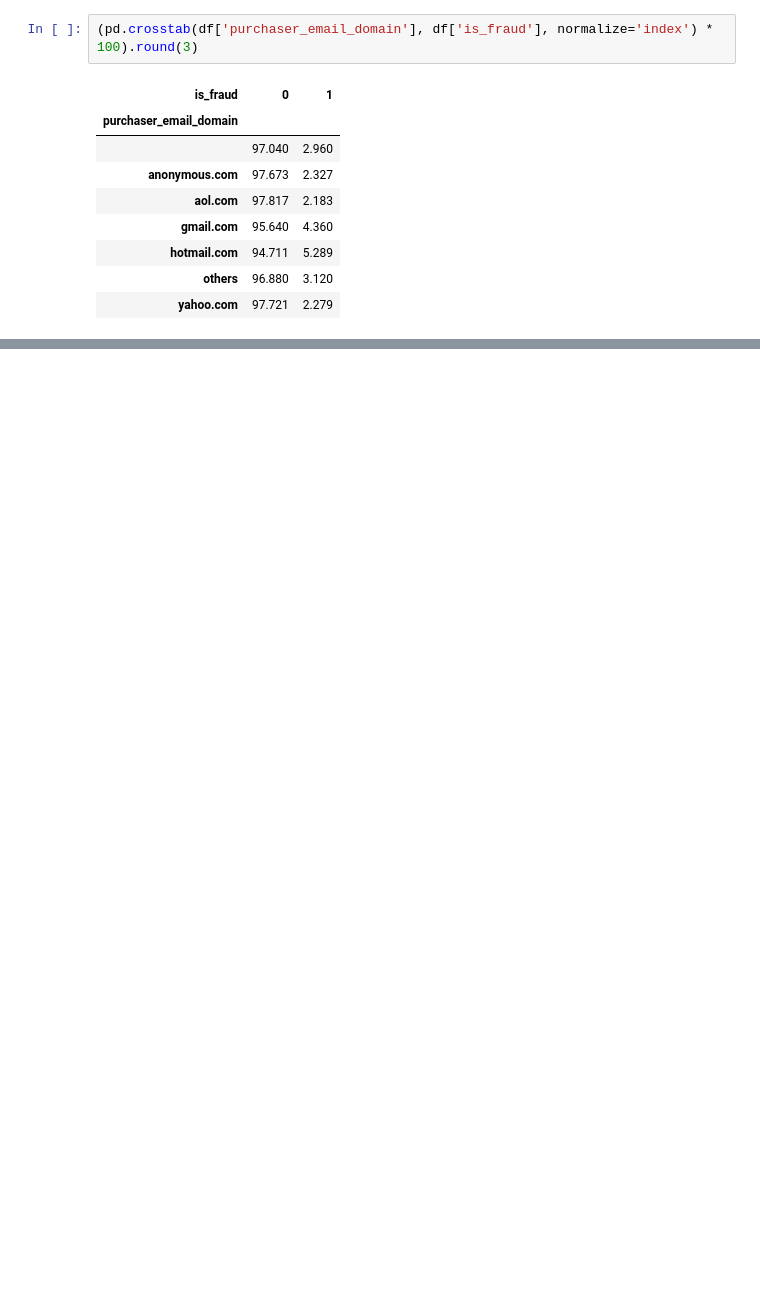
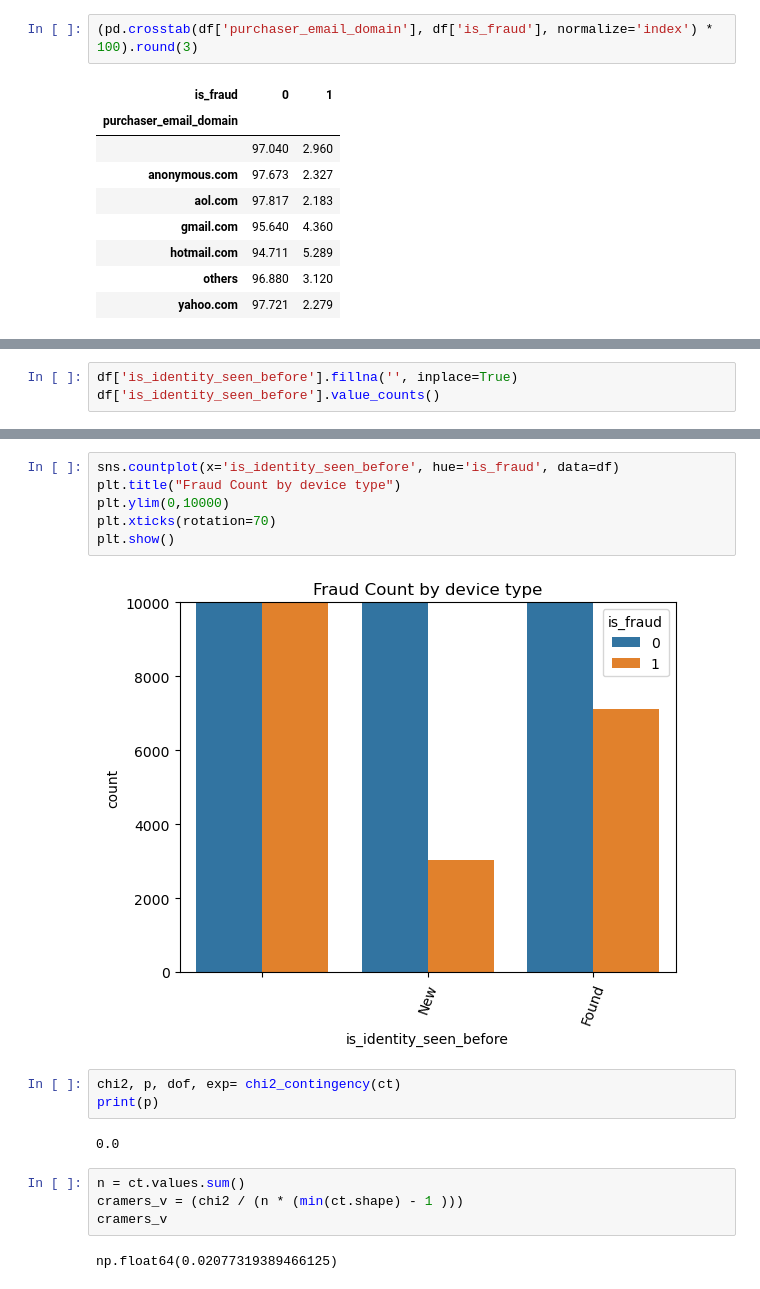
Before and after one commit to codedbyyprince/Fraud-Assessment, a Jupyter notebook: Base Model/03.ipynb, the cells around one changed output, grey strips where cells are left out. Cells and saved outputs as stored; diff of their text form; blank space fills up the shorter version.

```diff
--- a/Base Model/03.ipynb
+++ b/Base Model/03.ipynb
@@ -383,0 +469,3 @@ df['purchaser_email_domain'].replace('NA', '', inplace=True)
+# %%
+df['is_identity_seen_before'].fillna('', inplace=True)
+df['is_identity_seen_before'].value_counts()
@@ -383,0 +501,19 @@ df['purchaser_email_domain'].replace('NA', '', inplace=True)
+# %%
+sns.countplot(x='is_identity_seen_before', hue='is_fraud', data=df)
+plt.title("Fraud Count by device type")
+plt.ylim(0,10000)
+plt.xticks(rotation=70)
+plt.show()
+# %% [output]
+[figure, added]
+# %%
+chi2, p, dof, exp= chi2_contingency(ct)
+print(p)
+# %% [output]
+0.0
+# %%
+n = ct.values.sum()
+cramers_v = (chi2 / (n * (min(ct.shape) - 1 )))
+cramers_v
+# %% [output]
+np.float64(0.02077319389466125)
```
Also changed, not shown: parts of 35 cells of this notebook.
